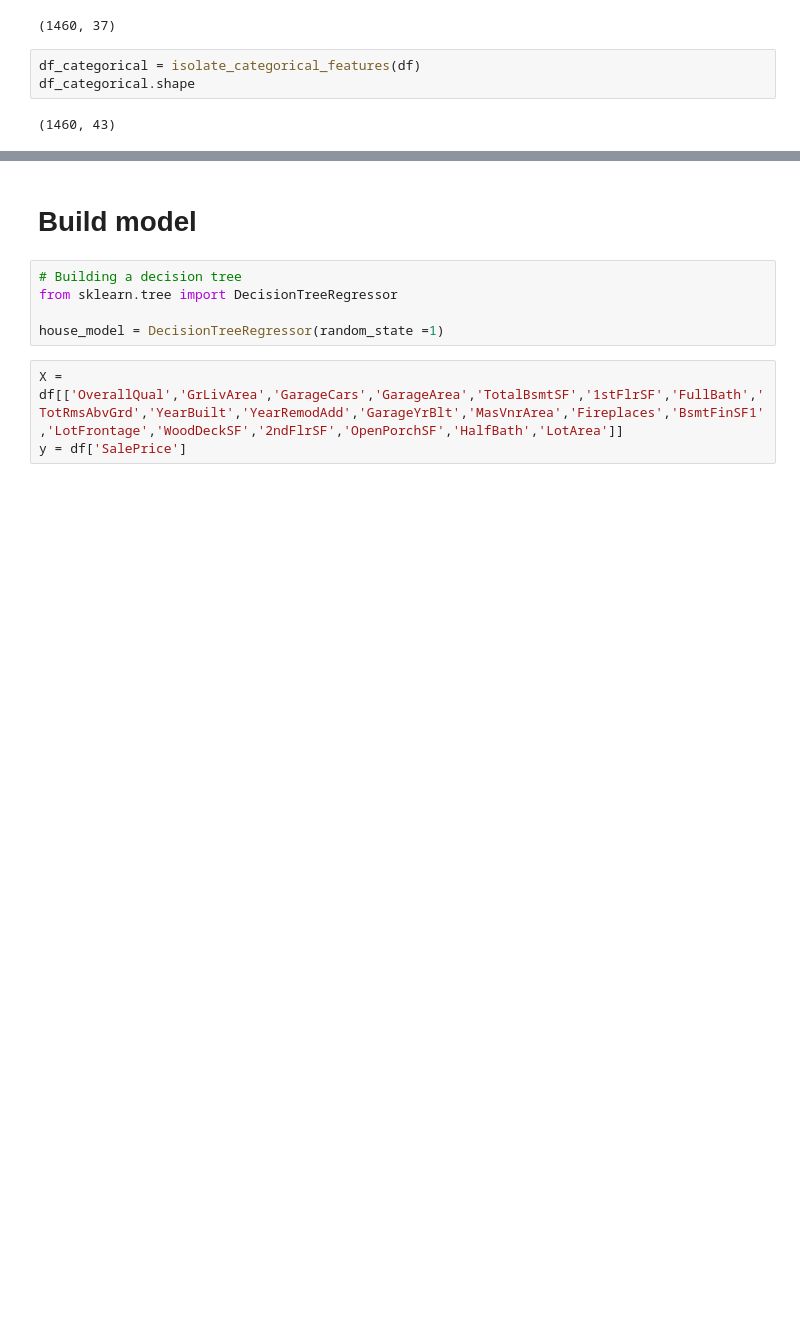
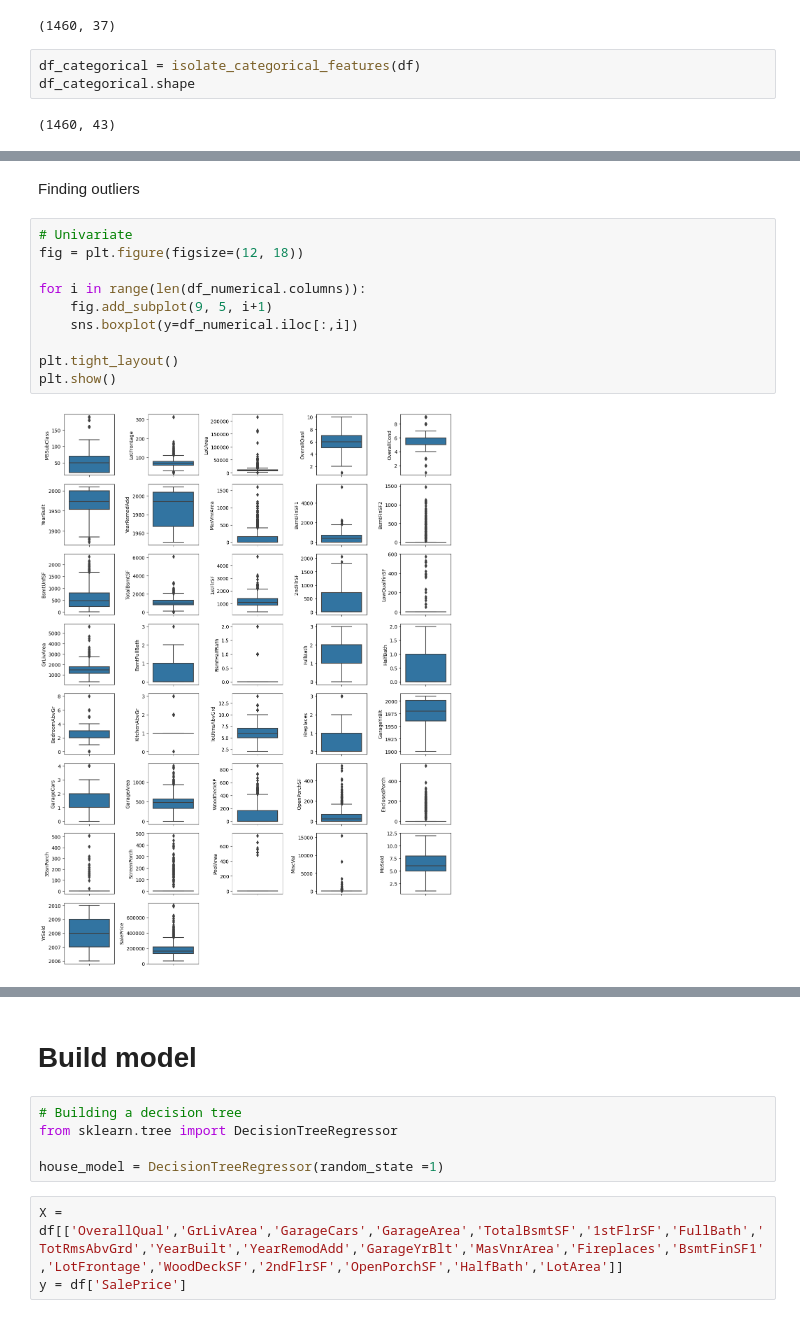
Before and after one commit to remytr/House-Price-Prediction, a Jupyter notebook: house-price-predictions.ipynb, the cells around one changed output, grey strips where cells are left out. Cells and saved outputs as stored; diff of their text form; blank space fills up the shorter version.

```diff
--- a/house-price-predictions.ipynb
+++ b/house-price-predictions.ipynb
@@ -116,0 +135,14 @@ Name: SalePrice, dtype: float64
+# %% [markdown]
+Finding outliers
+# %%
+# Univariate
+fig = plt.figure(figsize=(12, 18))
+
+for i in range(len(df_numerical.columns)):
+    fig.add_subplot(9, 5, i+1)
+    sns.boxplot(y=df_numerical.iloc[:,i])
+
+plt.tight_layout()
+plt.show()
+# %% [output]
+[figure, added]
```
Also changed, not shown: parts of 16 cells of this notebook.
